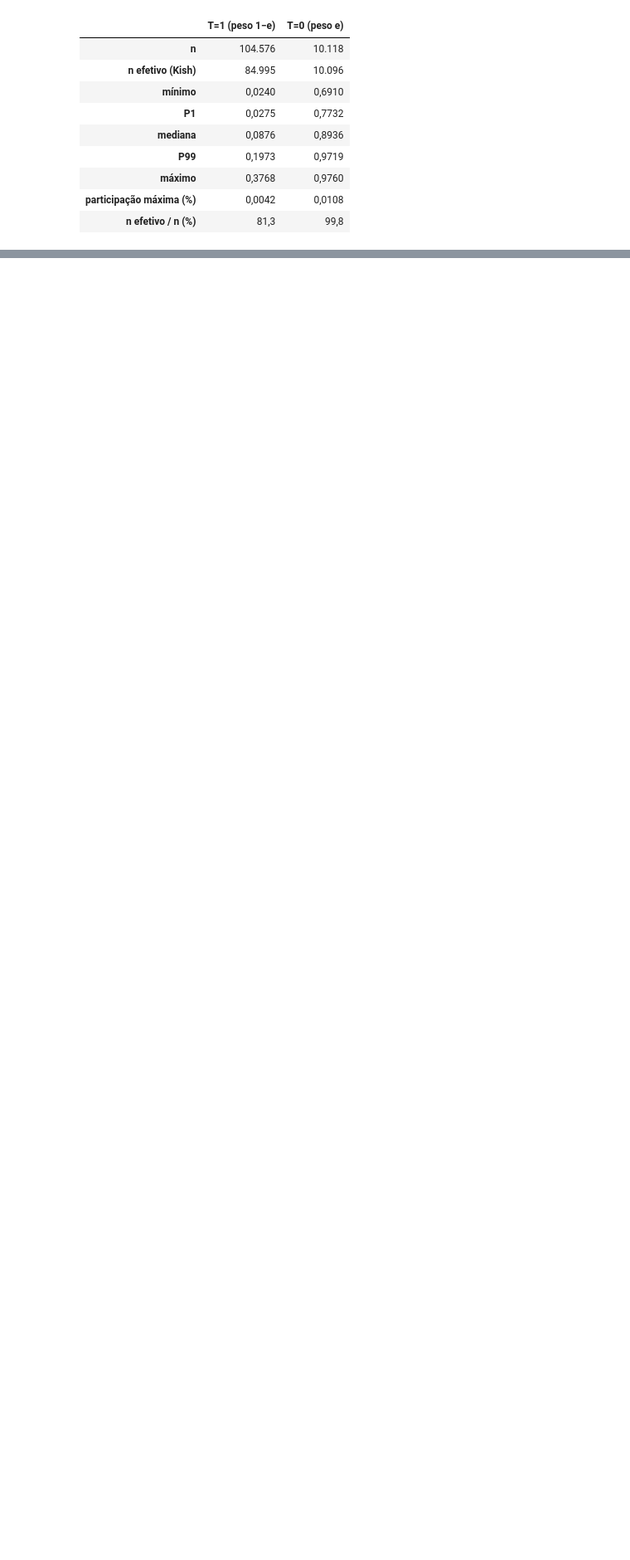
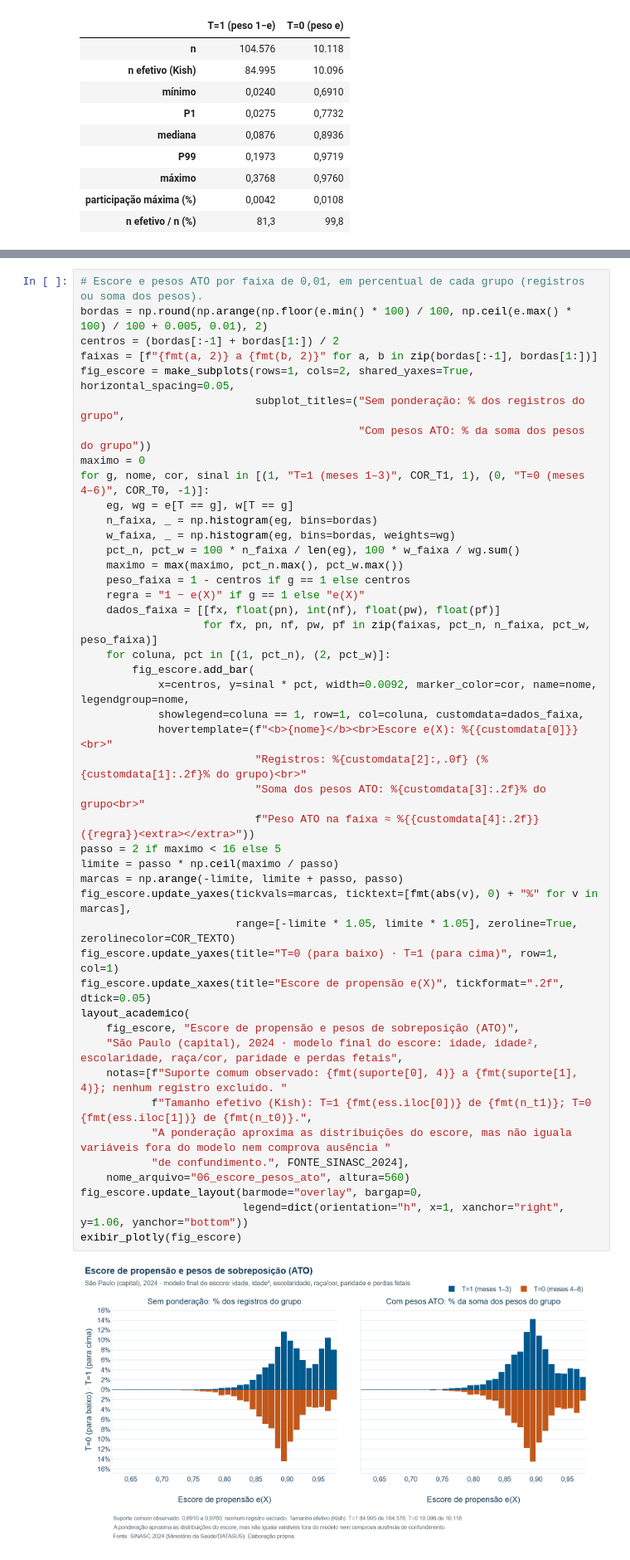
Before and after one commit to ariel-velardo/data-science-projects, a Jupyter notebook: projetos/big-data-sinasc-causal-ml/notebooks/principal/06_ato_sp_capital_2024.ipynb, the cells around one changed output, grey strips where cells are left out. Shown at 83% size. Drawn from its saved outputs; the diff is of its cells as text; blank space fills up the shorter version.

```diff
--- a/projetos/big-data-sinasc-causal-ml/notebooks/principal/06_ato_sp_capital_2024.ipynb
+++ b/projetos/big-data-sinasc-causal-ml/notebooks/principal/06_ato_sp_capital_2024.ipynb
@@ -244,3 +239,50 @@ display(pesos_exib)
+# %%
+# Escore e pesos ATO por faixa de 0,01, em percentual de cada grupo (registros ou soma dos pesos).
+bordas = np.round(np.arange(np.floor(e.min() * 100) / 100, np.ceil(e.max() * 100) / 100 + 0.005, 0.01), 2)
+centros = (bordas[:-1] + bordas[1:]) / 2
+faixas = [f"{fmt(a, 2)} a {fmt(b, 2)}" for a, b in zip(bordas[:-1], bordas[1:])]
+fig_escore = make_subplots(rows=1, cols=2, shared_yaxes=True, horizontal_spacing=0.05,
+                           subplot_titles=("Sem ponderação: % dos registros do grupo",
+                                           "Com pesos ATO: % da soma dos pesos do grupo"))
+maximo = 0
+for g, nome, cor, sinal in [(1, "T=1 (meses 1–3)", COR_T1, 1), (0, "T=0 (meses 4–6)", COR_T0, -1)]:
+    eg, wg = e[T == g], w[T == g]
+    n_faixa, _ = np.histogram(eg, bins=bordas)
+    w_faixa, _ = np.histogram(eg, bins=bordas, weights=wg)
+    pct_n, pct_w = 100 * n_faixa / len(eg), 100 * w_faixa / wg.sum()
+    maximo = max(maximo, pct_n.max(), pct_w.max())
+    peso_faixa = 1 - centros if g == 1 else centros
+    regra = "1 − e(X)" if g == 1 else "e(X)"
+    dados_faixa = [[fx, float(pn), int(nf), float(pw), float(pf)]
+                   for fx, pn, nf, pw, pf in zip(faixas, pct_n, n_faixa, pct_w, peso_faixa)]
+    for coluna, pct in [(1, pct_n), (2, pct_w)]:
+        fig_escore.add_bar(
+            x=centros, y=sinal * pct, width=0.0092, marker_color=cor, name=nome, legendgroup=nome,
+            showlegend=coluna == 1, row=1, col=coluna, customdata=dados_faixa,
+            hovertemplate=(f"<b>{nome}</b><br>Escore e(X): %{{customdata[0]}}<br>"
+                           "Registros: %{customdata[2]:,.0f} (%{customdata[1]:.2f}% do grupo)<br>"
+                           "Soma dos pesos ATO: %{customdata[3]:.2f}% do grupo<br>"
+                           f"Peso ATO na faixa ≈ %{{customdata[4]:.2f}} ({regra})<extra></extra>"))
+passo = 2 if maximo < 16 else 5
+limite = passo * np.ceil(maximo / passo)
+marcas = np.arange(-limite, limite + passo, passo)
+fig_escore.update_yaxes(tickvals=marcas, ticktext=[fmt(abs(v), 0) + "%" for v in marcas],
+                        range=[-limite * 1.05, limite * 1.05], zeroline=True, zerolinecolor=COR_TEXTO)
+fig_escore.update_yaxes(title="T=0 (para baixo) · T=1 (para cima)", row=1, col=1)
+fig_escore.update_xaxes(title="Escore de propensão e(X)", tickformat=".2f", dtick=0.05)
+layout_academico(
+    fig_escore, "Escore de propensão e pesos de sobreposição (ATO)",
+    "São Paulo (capital), 2024 · modelo final do escore: idade, idade², escolaridade, raça/cor, paridade e perdas fetais",
+    notas=[f"Suporte comum observado: {fmt(suporte[0], 4)} a {fmt(suporte[1], 4)}; nenhum registro excluído. "
+           f"Tamanho efetivo (Kish): T=1 {fmt(ess.iloc[0])} de {fmt(n_t1)}; T=0 {fmt(ess.iloc[1])} de {fmt(n_t0)}.",
+           "A ponderação aproxima as distribuições do escore, mas não iguala variáveis fora do modelo nem comprova ausência "
+           "de confundimento.", FONTE_SINASC_2024],
+    nome_arquivo="06_escore_pesos_ato", altura=560)
+fig_escore.update_layout(barmode="overlay", bargap=0,
+                         legend=dict(orientation="h", x=1, xanchor="right", y=1.06, yanchor="bottom"))
+exibir_plotly(fig_escore)
+# %% [output]
+[figure, added]
 # %% [markdown]
 ## 4. Balanço antes e depois da ponderação
 
```
Also changed, not shown: parts of 10 cells of this notebook, 5 other files.
